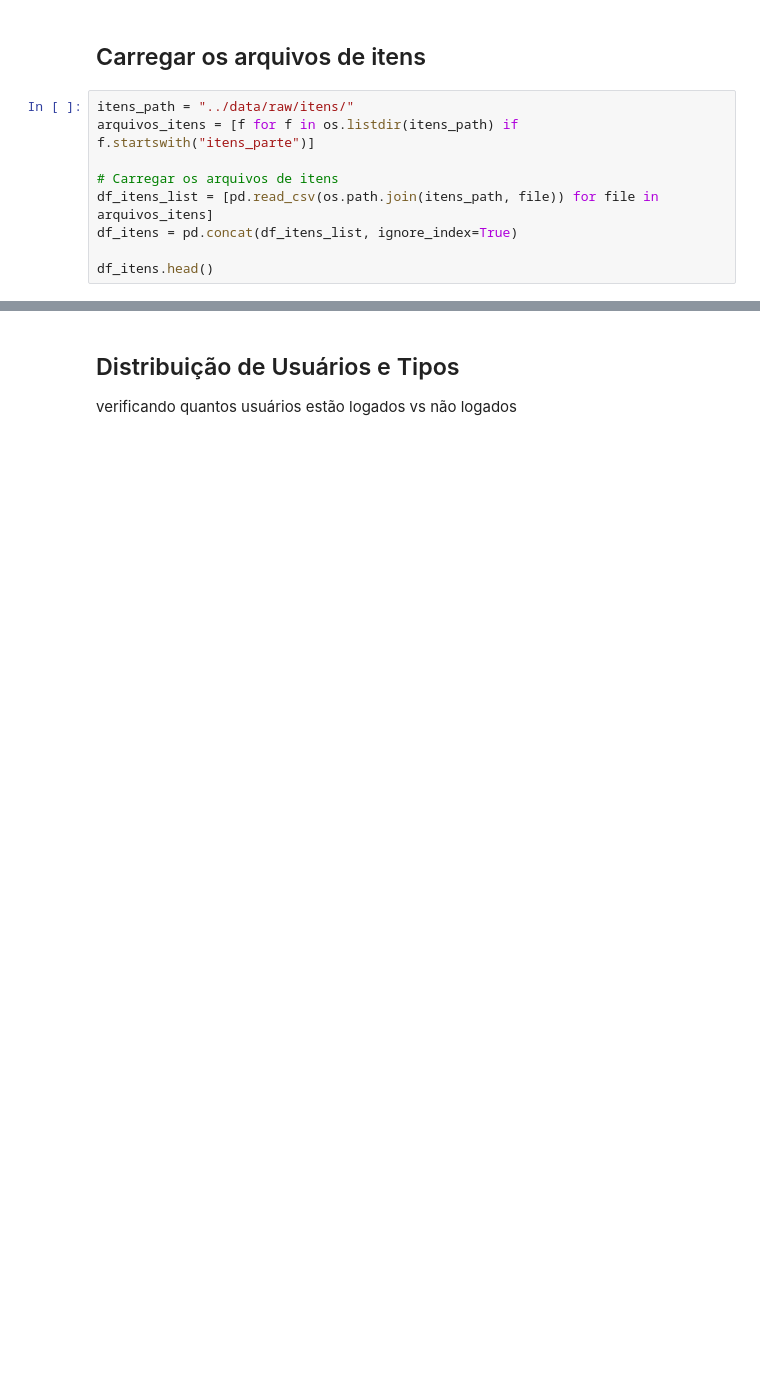
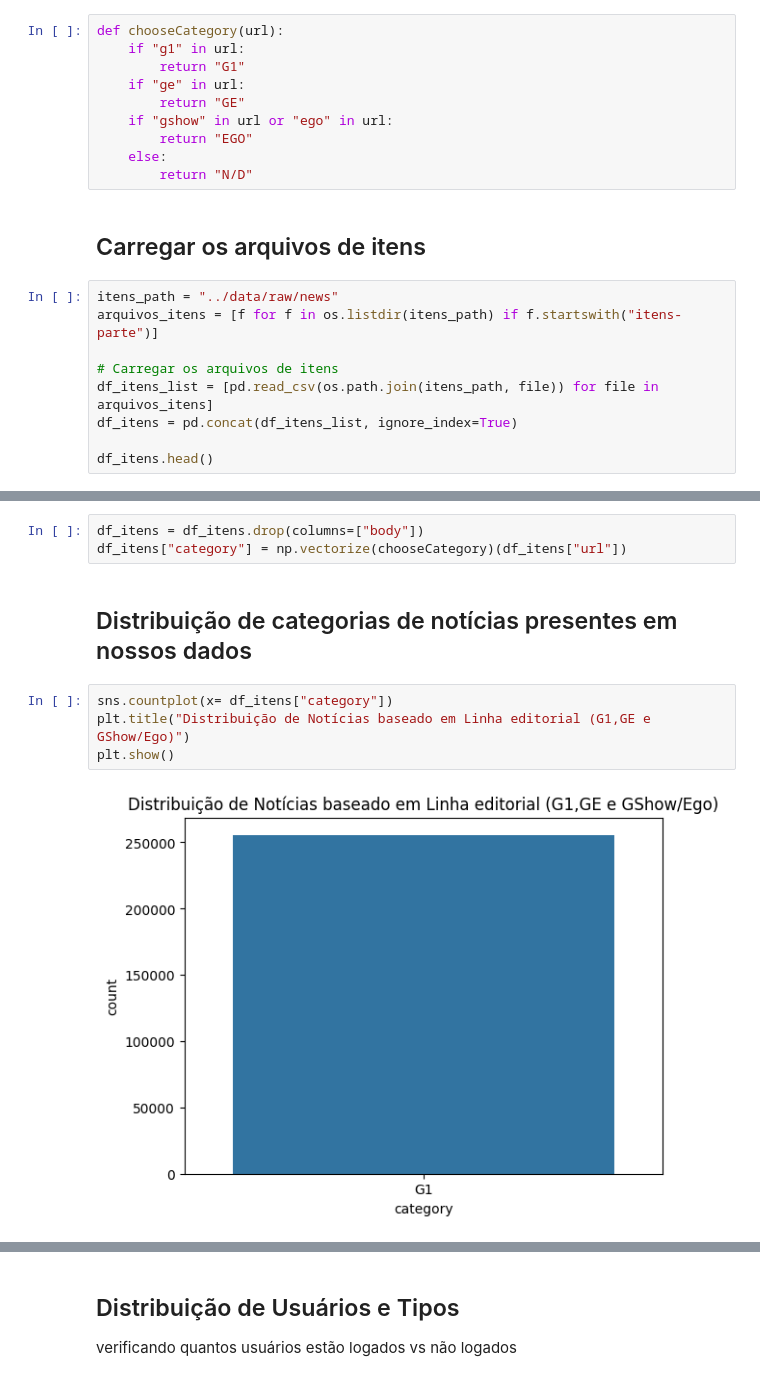
Before and after one commit to pedroalbani/tech-challenge5, a Jupyter notebook: notebooks/exploracao_dados.ipynb, the cells around one changed output, grey strips where cells are left out. Cells and saved outputs as stored; diff of their text form; blank space fills up the shorter version.

Commit message:
Extração de categoria feito, ao adicionar mais palavras chaves, resultado vai ser melhor

```diff
--- a/notebooks/exploracao_dados.ipynb
+++ b/notebooks/exploracao_dados.ipynb
@@ -22,8 +25,18 @@ df_treino.head()
+# %%
+def chooseCategory(url):
+    if "g1" in url:
+        return "G1"
+    if "ge" in url:
+        return "GE"
+    if "gshow" in url or "ego" in url:
+        return "EGO"
+    else:
+        return "N/D"
 # %% [markdown]
 ## Carregar os arquivos de itens
 # %%
-itens_path = "../data/raw/itens/"
-arquivos_itens = [f for f in os.listdir(itens_path) if f.startswith("itens_parte")]
+itens_path = "../data/raw/news"
+arquivos_itens = [f for f in os.listdir(itens_path) if f.startswith("itens-parte")]
 
 # Carregar os arquivos de itens
 df_itens_list = [pd.read_csv(os.path.join(itens_path, file)) for file in arquivos_itens]
@@ -64,0 +53,11 @@ Arquivos divididos e salvos em ./data/processed/
+# %%
+df_itens = df_itens.drop(columns=["body"])
+df_itens["category"] = np.vectorize(chooseCategory)(df_itens["url"])
+# %% [markdown]
+## Distribuição de categorias de notícias presentes em nossos dados
+# %%
+sns.countplot(x= df_itens["category"])
+plt.title("Distribuição de Notícias baseado em Linha editorial (G1,GE e GShow/Ego)")
+plt.show()
+# %% [output]
+[figure, added]
```
Also changed, not shown: parts of 12 cells of this notebook, 1 other file.
